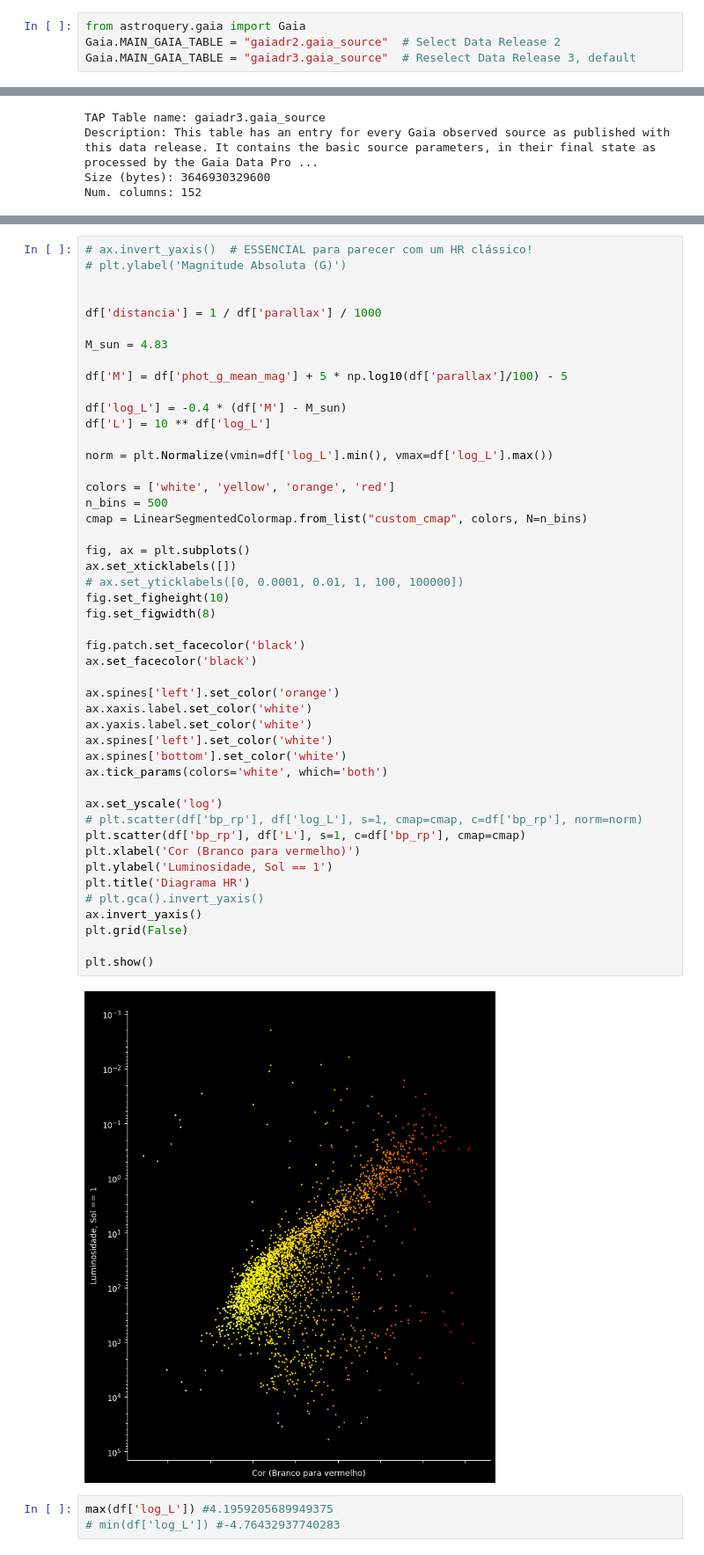
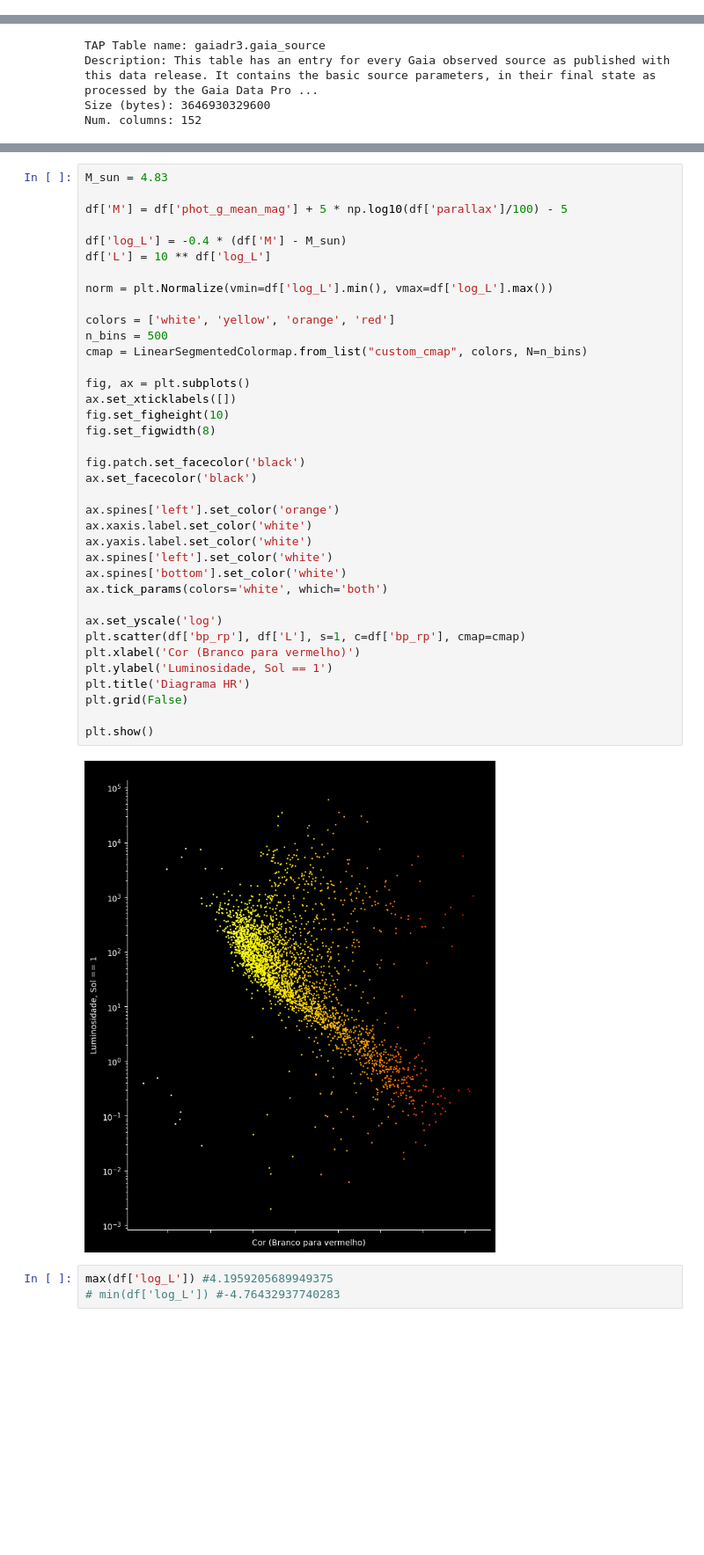
Before and after one commit to arturbernardo/data_stars, a Jupyter notebook: Gaia2Exploration.ipynb, the cells around one changed output, grey strips where cells are left out. Shown: that part at 88% size. Cells and saved outputs as stored; diff of their text form; blank space fills up the shorter version.

```diff
--- a/Gaia2Exploration.ipynb
+++ b/Gaia2Exploration.ipynb
@@ -47,10 +47,6 @@ import matplotlib.pyplot as plt
 import math
 
 from matplotlib.colors import LinearSegmentedColormap
-# %%
-from astroquery.gaia import Gaia
-Gaia.MAIN_GAIA_TABLE = "gaiadr2.gaia_source"  # Select Data Release 2
-Gaia.MAIN_GAIA_TABLE = "gaiadr3.gaia_source"  # Reselect Data Release 3, default
 # %% [markdown]
 https://astroquery.readthedocs.io/en/latest/gaia/gaia.html
 # %%
@@ -141,11 +107,5 @@ max       16.529434
 Name: M, dtype: float64
 # %%
-# ax.invert_yaxis()  # ESSENCIAL para parecer com um HR clássico!
-# plt.ylabel('Magnitude Absoluta (G)')
-
-
-df['distancia'] = 1 / df['parallax'] / 1000
-
 M_sun = 4.83
 
 df['M'] = df['phot_g_mean_mag'] + 5 * np.log10(df['parallax']/100) - 5
@@ -156,38 +116,34 @@ df['L'] = 10 ** df['log_L']
 norm = plt.Normalize(vmin=df['log_L'].min(), vmax=df['log_L'].max())
 
 colors = ['white', 'yellow', 'orange', 'red']
 n_bins = 500
 cmap = LinearSegmentedColormap.from_list("custom_cmap", colors, N=n_bins)
 
 fig, ax = plt.subplots()
 ax.set_xticklabels([])
-# ax.set_yticklabels([0, 0.0001, 0.01, 1, 100, 100000])
 fig.set_figheight(10)
 fig.set_figwidth(8)
 
 fig.patch.set_facecolor('black')
 ax.set_facecolor('black')
 
 ax.spines['left'].set_color('orange')
 ax.xaxis.label.set_color('white')
 ax.yaxis.label.set_color('white')
 ax.spines['left'].set_color('white')
 ax.spines['bottom'].set_color('white')
 ax.tick_params(colors='white', which='both')
 
 ax.set_yscale('log')
-# plt.scatter(df['bp_rp'], df['log_L'], s=1, cmap=cmap, c=df['bp_rp'], norm=norm)
 plt.scatter(df['bp_rp'], df['L'], s=1, c=df['bp_rp'], cmap=cmap)
 plt.xlabel('Cor (Branco para vermelho)')
 plt.ylabel('Luminosidade, Sol == 1')
 plt.title('Diagrama HR')
-# plt.gca().invert_yaxis()
-ax.invert_yaxis()
 plt.grid(False)
 
 plt.show()
 # %% [output]
-[figure, old version]
+[figure, new version]
 # %%
 max(df['log_L']) #4.1959205689949375
 # min(df['log_L']) #-4.76432937740283
```
Also changed, not shown: parts of 4 cells of this notebook.
